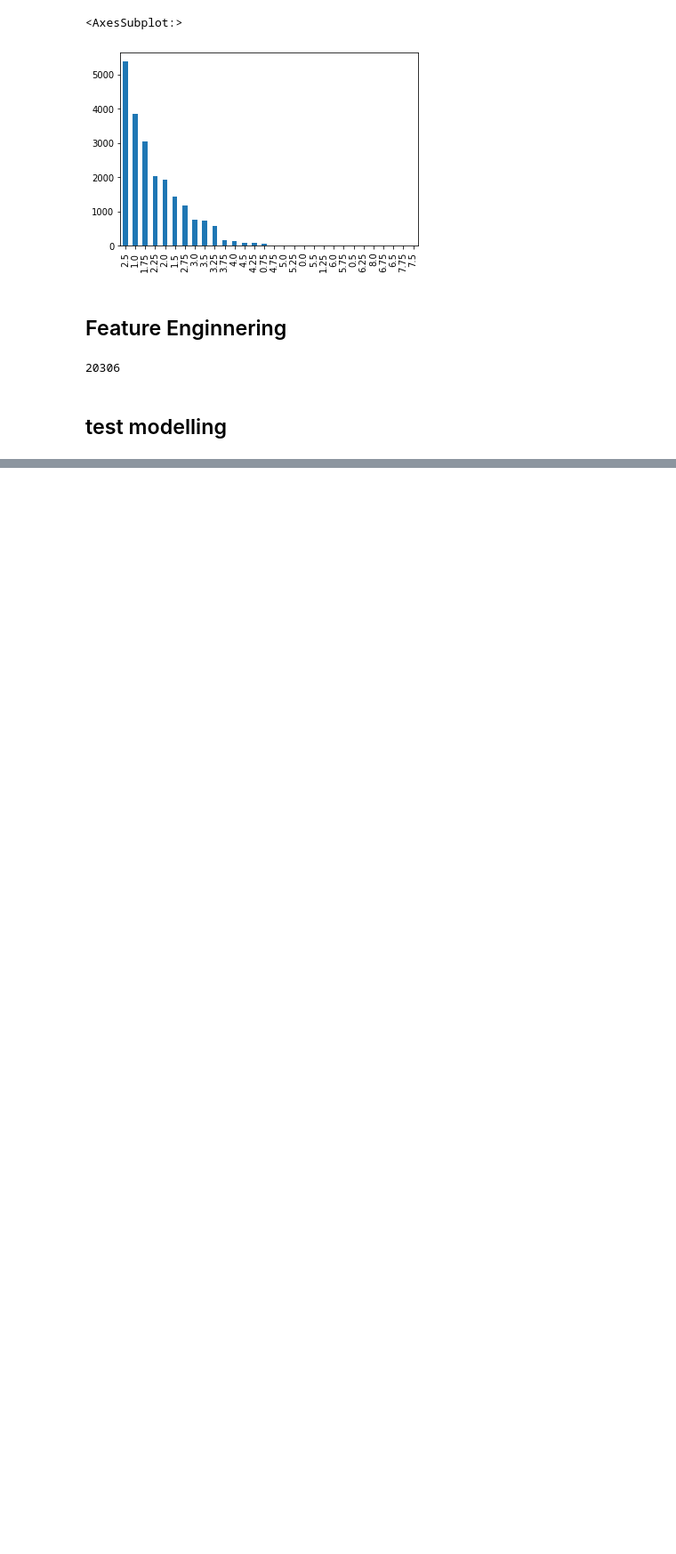
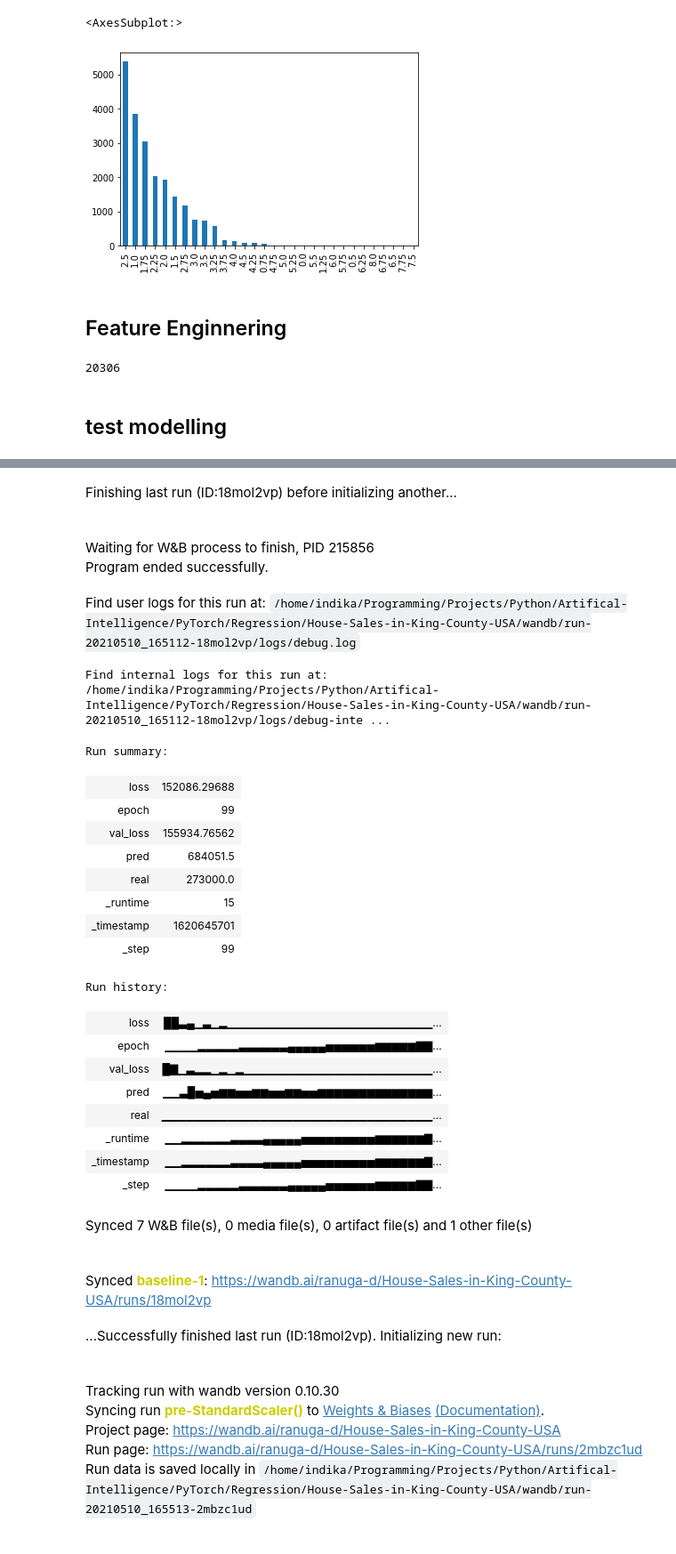
Before and after one commit to Programmer-RD-AI-Archive/House-Sales-in-King-County-USA-learning-pytorch, a Jupyter notebook: 00-main.ipynb, the cells around one changed output, grey strips where cells are left out. Shown at 89% size. Cells and saved outputs as stored; diff of their text form; code cells hidden in the pictures; blank space fills up the shorter version.

```diff
--- a/00-main.ipynb
+++ b/00-main.ipynb
@@ -201,0 +174,50 @@ Run data is saved locally in /home/indika/Programming/Projects/Python/Artifical-
+# %%
+pres = [StandardScaler(),RobustScaler(),MinMaxScaler(),MaxAbsScaler(),OneHotEncoder(),Normalizer()]
+for pre in pres:
+    wandb.init(project=PROJECT_NAME,name=f'pre-{pre}')
+    for _ in tqdm(range(epochs)):
+        preds = model(X_train,False)
+        loss = criterion(preds,y_train)
+        loss.backward()
+        optimizer.step()
+        optimizer.zero_grad()
+        loss = loss.item()
+        with torch.no_grad():
+            loss_test = criterion(model(X_test,False),y_test)
+            loss_test = loss_test.item()
+        sample_pred = preds[0]
+        real = y_test[0]
+        wandb.log({'loss':loss,'epoch':_,'val_loss':loss_test,'pred':sample_pred,'real':real})
+    print('Done')
+# %% [output]
+Finishing last run (ID:18mol2vp) before initializing another...
+Waiting for W&B process to finish, PID 215856
+Program ended successfully.
+Find user logs for this run at: /home/indika/Programming/Projects/Python/Artifical-Intelligence/PyTorch/Regression/House-Sales-in-King-County-USA/wandb/run-20210510_165112-18mol2vp/logs/debug.log
+Find internal logs for this run at: /home/indika/Programming/Projects/Python/Artifical-Intelligence/PyTorch/Regression/House-Sales-in-King-County-USA/wandb/run-20210510_165112-18mol2vp/logs/debug-inte ...
+Run summary:
+| loss | 152086.29688 |
+| epoch | 99 |
+| val_loss | 155934.76562 |
+| pred | 684051.5 |
+| real | 273000.0 |
+| _runtime | 15 |
+| _timestamp | 1620645701 |
+| _step | 99 |
+Run history:
+| loss | ██▃▄▁▃▁▂▁▁▁▁▁▁▁▁▁▁▁▁▁▁▁▁▁▁▁▁▁▁▁▁▁... |
+| epoch | ▁▁▁▁▂▂▂▂▂▃▃▃▃▃▃▄▄▄▄▄▅▅▅▅▅▅▆▆▆▆▆▇▇... |
+| val_loss | █▇▁▃▂▂▁▂▁▂▁▁▁▁▁▁▁▁▁▁▁▁▁▁▁▁▁▁▁▁▁▁▁... |
+| pred | ▁▁▃█▅▄▅▆▆▅▅▆▆▅▅▆▆▅▅▆▆▆▆▆▆▆▆▆▆▆▆▆▆... |
+| real | ▁▁▁▁▁▁▁▁▁▁▁▁▁▁▁▁▁▁▁▁▁▁▁▁▁▁▁▁▁▁▁▁▁... |
+| _runtime | ▁▁▂▂▂▂▂▂▃▃▃▃▄▄▄▄▄▅▅▅▅▅▅▅▅▅▆▆▆▆▆▆▇... |
+| _timestamp | ▁▁▂▂▂▂▂▂▃▃▃▃▄▄▄▄▄▅▅▅▅▅▅▅▅▅▆▆▆▆▆▆▇... |
+| _step | ▁▁▁▁▂▂▂▂▂▃▃▃▃▃▃▄▄▄▄▄▅▅▅▅▅▅▆▆▆▆▆▇▇... |
+Synced 7 W&B file(s), 0 media file(s), 0 artifact file(s) and 1 other file(s)
+Synced baseline-1: https://wandb.ai/ranuga-d/House-Sales-in-King-County-USA/runs/18mol2vp
+...Successfully finished last run (ID:18mol2vp). Initializing new run:
+Tracking run with wandb version 0.10.30
+Syncing run pre-StandardScaler() to Weights & Biases (Documentation).
+Project page: https://wandb.ai/ranuga-d/House-Sales-in-King-County-USA
+Run page: https://wandb.ai/ranuga-d/House-Sales-in-King-County-USA/runs/2mbzc1ud
+Run data is saved locally in /home/indika/Programming/Projects/Python/Artifical-Intelligence/PyTorch/Regression/House-Sales-in-King-County-USA/wandb/run-20210510_165513-2mbzc1ud
```
Also changed, not shown: parts of 4 cells of this notebook.
